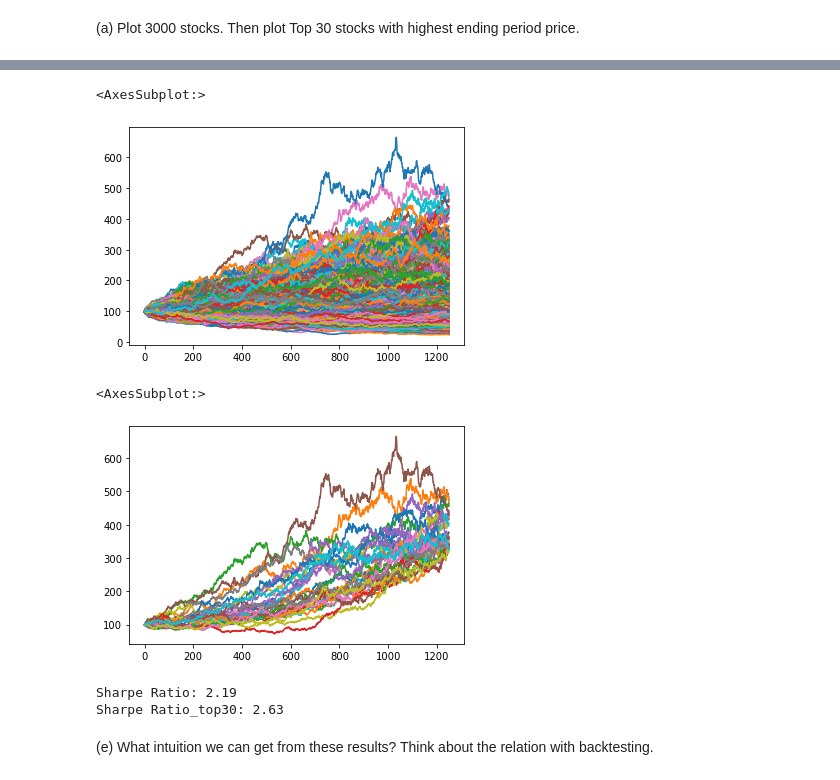
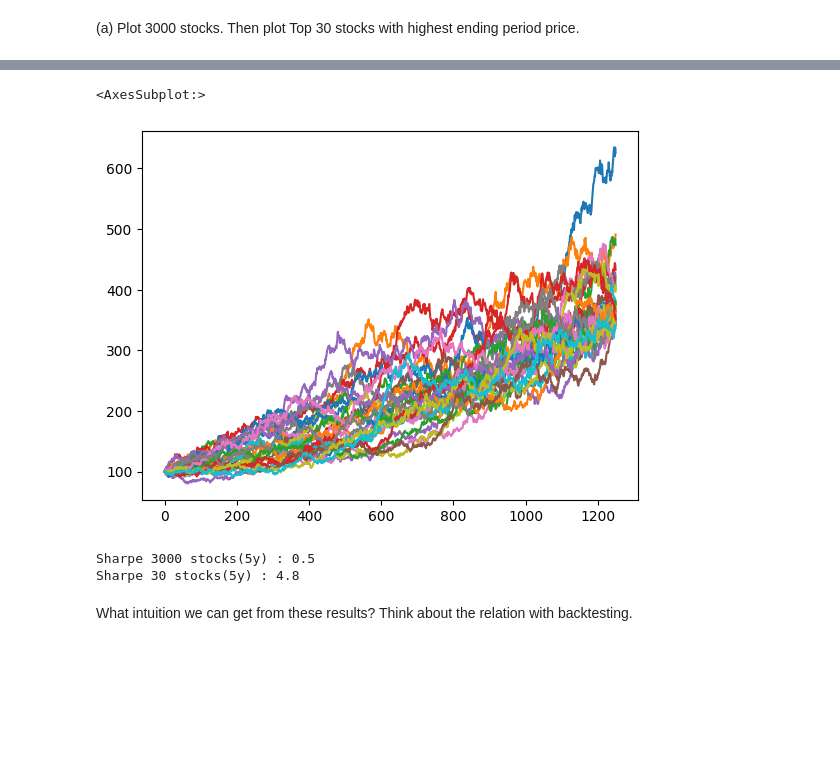
Before and after one commit to Donghwaa/FAI, a Jupyter notebook: FAI_week6.ipynb, the cells around one changed output, grey strips where cells are left out. Drawn from its saved outputs; the diff is of its cells as text; code cells hidden in the pictures; blank space fills up the shorter version.

Commit message:
backtest

```diff
--- a/FAI_week6.ipynb
+++ b/FAI_week6.ipynb
@@ -42,10 +42,9 @@ def gbm(n_years, n_stocks, mu, sigma, steps_per_year, s_0):
 # %% [markdown]
 (a) Plot 3000 stocks. Then plot Top 30 stocks with highest ending period price.
 # %%
-n_years = 1
 n_stocks = 3000
 mu = 0.05
 sigma = 0.2
 steps_per_year = 250
-s_0 = 100.0
+s_0 = 100
 # %%
@@ -111,21 +85,21 @@ price_5y
-# %%
-price_5y.plot(legend=False)
-# %% [output]
-<AxesSubplot:>
-[figure, removed]
 # %%
 price_5y_30 = price_5y.T.sort_values(1249, ascending = False).head(30)
-price_5y_30.T.plot(legend=False)
+price_5y_30 = price_5y_30.T
+price_5y_30.plot(legend=False)
 # %% [output]
 <AxesSubplot:>
-[figure, old version]
+[figure, new version]
-# %%
-Sharpe_5y = price_5y.iloc[-1].mean() / price_5y.iloc[-1].std()
-Sharpe_5y_30 = price_5y_30.iloc[-1].mean() / price_5y_30.iloc[-1].std()
-print('Sharpe Ratio:', round(Sharpe_5y,2))
-print('Sharpe Ratio_top30:', round(Sharpe_5y_30,2))
-# %% [output]
-Sharpe Ratio: 2.19
-Sharpe Ratio_top30: 2.63
+# %%
+# Calculate the average Sharpe ratio of 3000 stocks
+cagr5y = (price_5y.iloc[-1]/price_5y.iloc[0]) - 1
+Sharpe5y = cagr5y.mean()/cagr5y.std()
+print('Sharpe 3000 stocks(5y) :', round(Sharpe5y,2))
+# Calculate the average Sharpe ratio of Top 30 stocks
+cagr5y30 = (price_5y_30.iloc[-1] /price_5y_30.iloc[0])- 1
+Sharpe5y30 = cagr5y30.mean()/cagr5y30.std()
+print('Sharpe 30 stocks(5y) :', round(Sharpe5y30,2))
+# %% [output]
+Sharpe 3000 stocks(5y) : 0.5
+Sharpe 30 stocks(5y) : 4.8
 # %% [markdown]
-(e) What intuition we can get from these results? Think about the relation with backtesting.
+What intuition we can get from these results? Think about the relation with backtesting.
```
Also changed, not shown: parts of 9 cells of this notebook, 1 other file.
